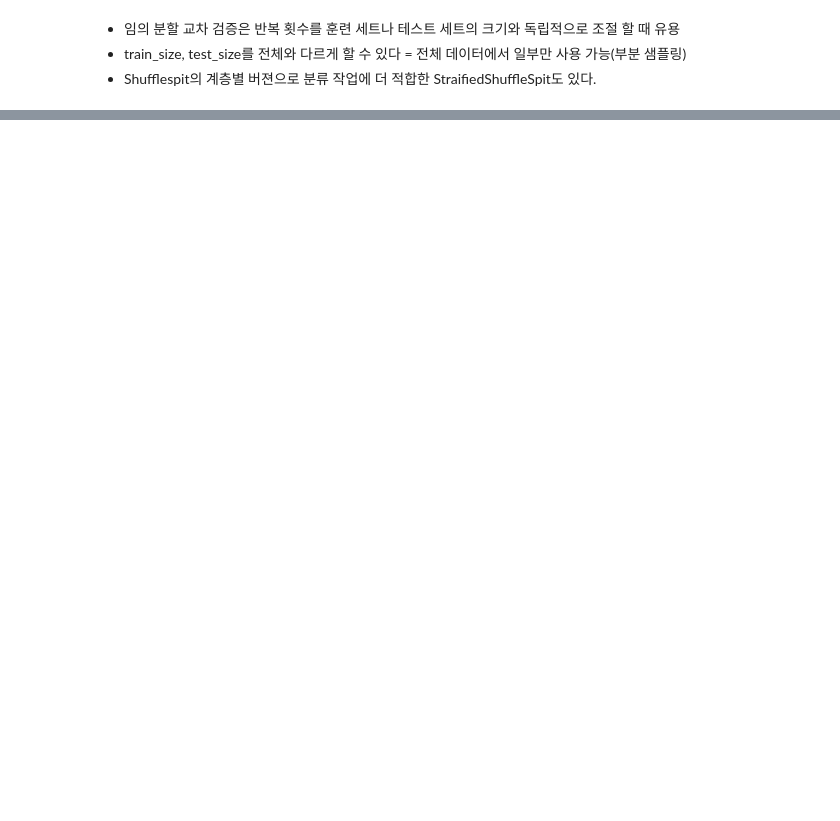
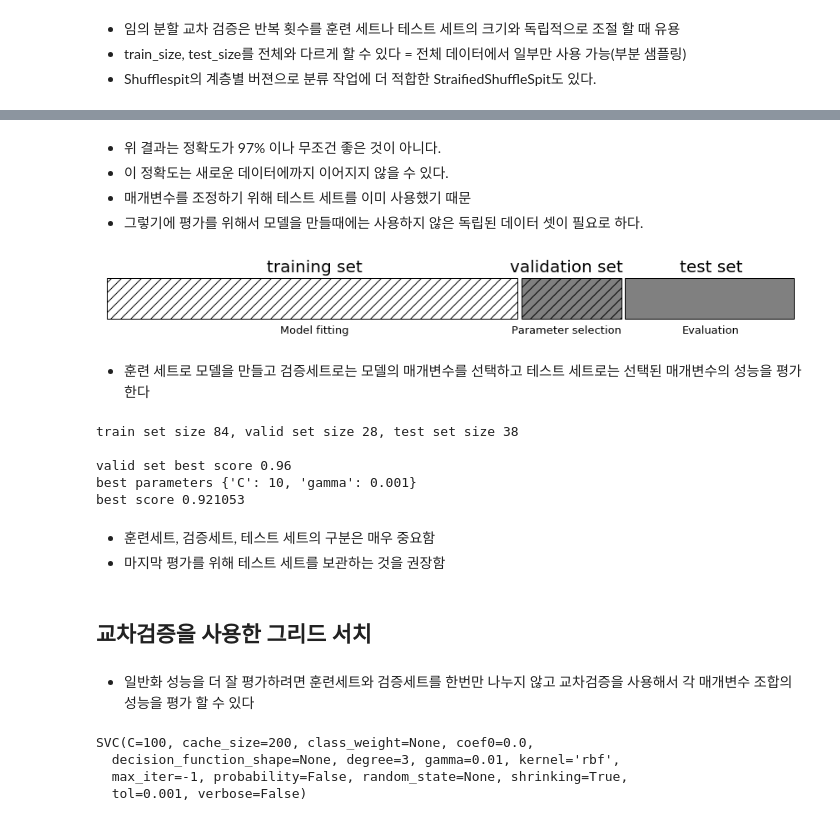
Before and after one commit to homekeeper89/Self_practice, a Jupyter notebook: 0903_Cross_validation_scores.ipynb, the cells around one changed output, grey strips where cells are left out. Saved outputs shown, nothing was run; the diff lists cells and outputs as text; code cells hidden in the pictures; blank space fills up the shorter version.

```diff
--- a/0903_Cross_validation_scores.ipynb
+++ b/0903_Cross_validation_scores.ipynb
@@ -162,0 +215,72 @@ cross val score
+# %% [markdown]
+- 위 결과는 정확도가 97% 이나 무조건 좋은 것이 아니다.
+- 이 정확도는 새로운 데이터에까지 이어지지 않을 수 있다.
+- 매개변수를 조정하기 위해 테스트 세트를 이미 사용했기 때문
+- 그렇기에 평가를 위해서 모델을 만들때에는 사용하지 않은 독립된 데이터 셋이 필요로 하다.
+# %%
+mglearn.plots.plot_threefold_split()
+# %% [output]
+[figure, added]
+# %% [markdown]
+- 훈련 세트로 모델을 만들고 검증세트로는 모델의 매개변수를 선택하고 테스트 세트로는 선택된 매개변수의 성능을 평가한다
+# %%
+from sklearn.svm import SVC
+X_trainval, X_test, y_trainval, y_test = train_test_split(iris.data, iris.target, random_state = 0)
+X_train, X_valid, y_train, y_valid = train_test_split(X_trainval, y_trainval, random_state =1)
+# 기존 데이터 셋을 나눈다.
+# 나눈 데이터 셋을 다시 또 나눈다.
+
+print ('train set size {}, valid set size {}, test set size {}\n'.format(X_train.shape[0], X_valid.shape[0], X_test.shape[0]))
+
+best_score = 0
+for gamma in [0.001, 0.01, 0.1, 1, 10, 100]:
+    for C in [0.001, 0.01, 0.1, 1, 10, 100]:
+        svm = SVC(gamma = gamma, C=C)
+        svm.fit(X_train,y_train)
+
+        score = svm.score(X_valid, y_valid)
+
+        if score > best_score:
+            best_score = score
+            best_parameters = {'C' : C, 'gamma' : gamma}
+        # 주어진 조건에서 베스트 파라미터를 찾는다.
+
+svm = SVC(**best_parameters)
+# 위에서 찾은 베스트 파라미터로 다시 테스트를 한다.
+svm.fit(X_trainval, y_trainval)
+test_score = svm.score(X_test, y_test)
+
+print ('valid set best score {:.2f}'.format(best_score))
+print ('best parameters', best_parameters)
+print ('best score {:2f}'.format(test_score))
+# %% [output]
+train set size 84, valid set size 28, test set size 38
+
+valid set best score 0.96
+best parameters {'C': 10, 'gamma': 0.001}
+best score 0.921053
+# %% [markdown]
+- 훈련세트, 검증세트, 테스트 세트의 구분은 매우 중요함
+- 마지막 평가를 위해 테스트 세트를 보관하는 것을 권장함
+# %% [markdown]
+## 교차검증을 사용한 그리드 서치
+# %% [markdown]
+- 일반화 성능을 더 잘 평가하려면 훈련세트와 검증세트를 한번만 나누지 않고 교차검증을 사용해서 각 매개변수 조합의 성능을 평가 할 수 있다
+# %%
+for gamma in [0.001, 0.01, 0.1, 1, 10, 100]:
+    for C in [0.001, 0.01, 1, 10, 100]:
+        svm = SVC(gamma=gamma, C = C)
+        scores = cross_val_score(svm, X_trainval, y_trainval, cv = 5)
+        score = np.mean(scores)
+        if score > best_score:
+            best_score = score
+            best_parameters = {'C': C, 'gamma' : gamma}
+
+svm = SVC(**best_parameters)
+svm.fit(X_trainval, y_trainval)
+# 5겹 교차 검증에 따라서 정확도는 36 * 6 = 180개의 모델을 만들어야 한다.
+# %% [output]
+SVC(C=100, cache_size=200, class_weight=None, coef0=0.0,
+  decision_function_shape=None, degree=3, gamma=0.01, kernel='rbf',
+  max_iter=-1, probability=False, random_state=None, shrinking=True,
+  tol=0.001, verbose=False)
```
Also changed, not shown: parts of 53 cells of this notebook.
